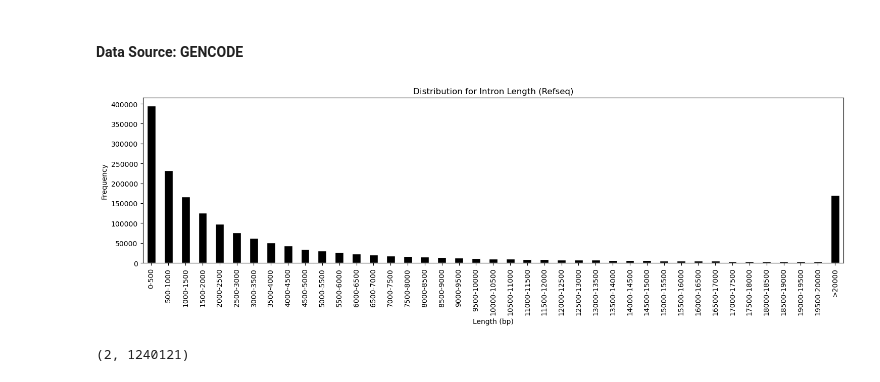
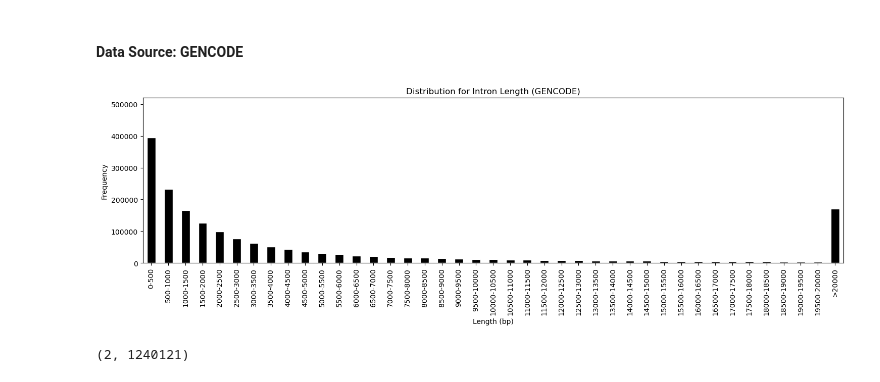
Before and after one commit to KyleCarlo/gene-annotation-analysis-of-human-genome, a Jupyter notebook: Bioinformatics_Ex1.ipynb, the cells around one changed output. Saved outputs shown, nothing was run; the diff lists cells and outputs as text; code cells hidden in the pictures.

```diff
--- a/Bioinformatics_Ex1.ipynb
+++ b/Bioinformatics_Ex1.ipynb
@@ -519,22 +524,23 @@ for each in gencode_introns_df.itertuples():
 # %%
 intron_lengths = pd.Series(introns)
 
 bin_edges = list(range(0, 20001, 500)) + [2_000_000]
 bin_labels = [f"{i}-{i+500}" for i in range(0, 20000, 500)] + ['>20000']
 binned = pd.cut(intron_lengths, bins=bin_edges, labels=bin_labels, right=True)
 
 bin_counts = binned.value_counts(sort=False)
 
 plt.figure(figsize=(15, 5))
 bin_counts.plot(kind='bar', color='black', edgecolor='white')
 plt.xlabel("Length (bp)")
 plt.ylabel("Frequency")
-plt.title("Distribution for Intron Length (Refseq)")
+plt.title("Distribution for Intron Length (GENCODE)")
 plt.xticks(rotation=90)
 plt.tight_layout()
+plt.ylim(0,520_000)
 plt.show()
 # %% [output]
-[figure, old version]
+[figure, new version]
 # %%
 min(intron_lengths), max(intron_lengths)
 # %% [output]
```
Also changed, not shown: parts of 17 cells of this notebook.
